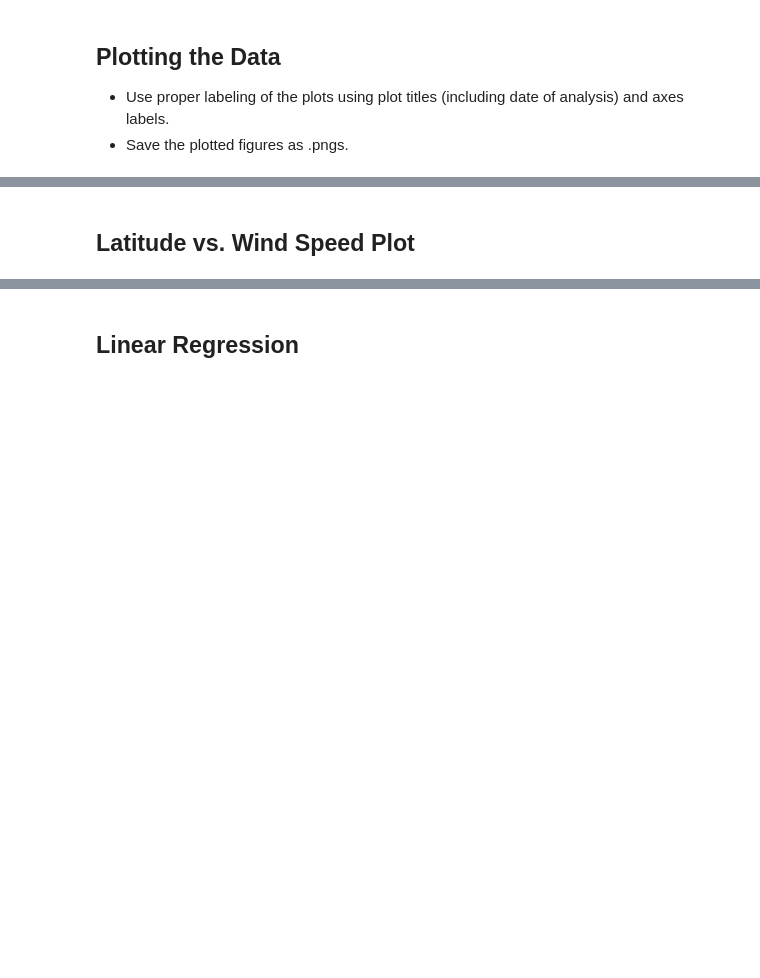
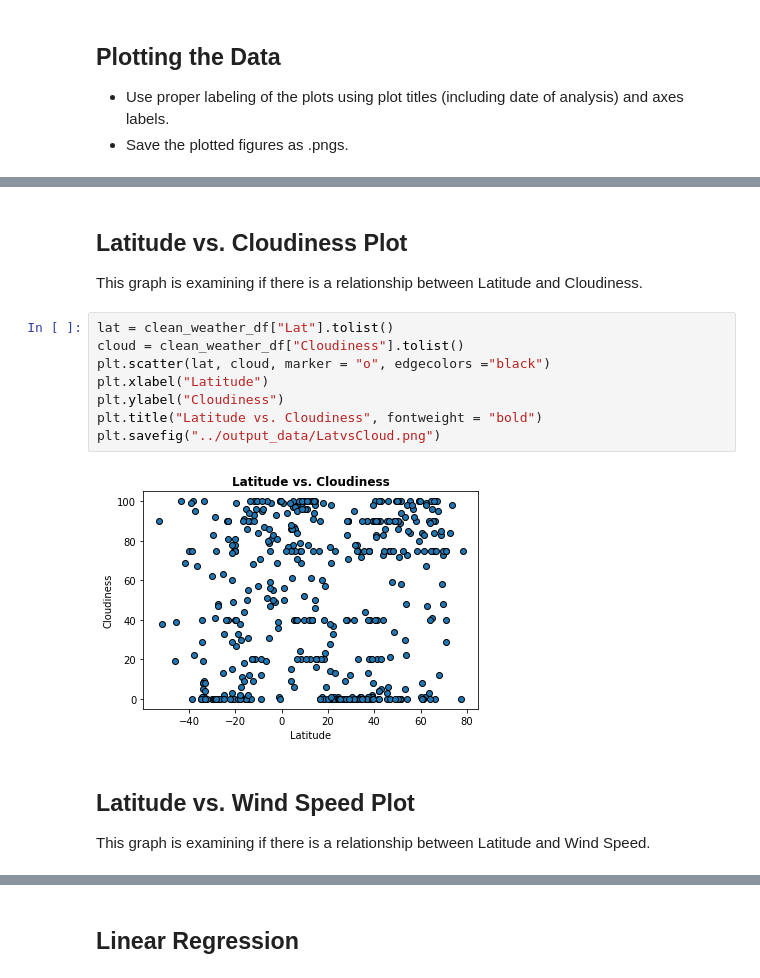
Before and after one commit to lmrazuki/python-api-homework, a Jupyter notebook: starter_code/WeatherPy.ipynb, the cells around one changed output, grey strips where cells are left out. Saved outputs shown, nothing was run; the diff lists cells and outputs as text; blank space fills up the shorter version.

```diff
--- a/starter_code/WeatherPy.ipynb
+++ b/starter_code/WeatherPy.ipynb
@@ -161,2 +181,16 @@ Skip this step if there are no cities that have humidity > 100%.
+# %% [markdown]
+## Latitude vs. Cloudiness Plot
+This graph is examining if there is a relationship between Latitude and Cloudiness.
+# %%
+lat = clean_weather_df["Lat"].tolist()
+cloud = clean_weather_df["Cloudiness"].tolist()
+plt.scatter(lat, cloud, marker = "o", edgecolors ="black")
+plt.xlabel("Latitude")
+plt.ylabel("Cloudiness")
+plt.title("Latitude vs. Cloudiness", fontweight = "bold")
+plt.savefig("../output_data/LatvsCloud.png")
+# %% [output]
+[figure, added]
 # %% [markdown]
 ## Latitude vs. Wind Speed Plot
+This graph is examining if there is a relationship between Latitude and Wind Speed.
```
Also changed, not shown: parts of 34 cells of this notebook, 10 other files.
